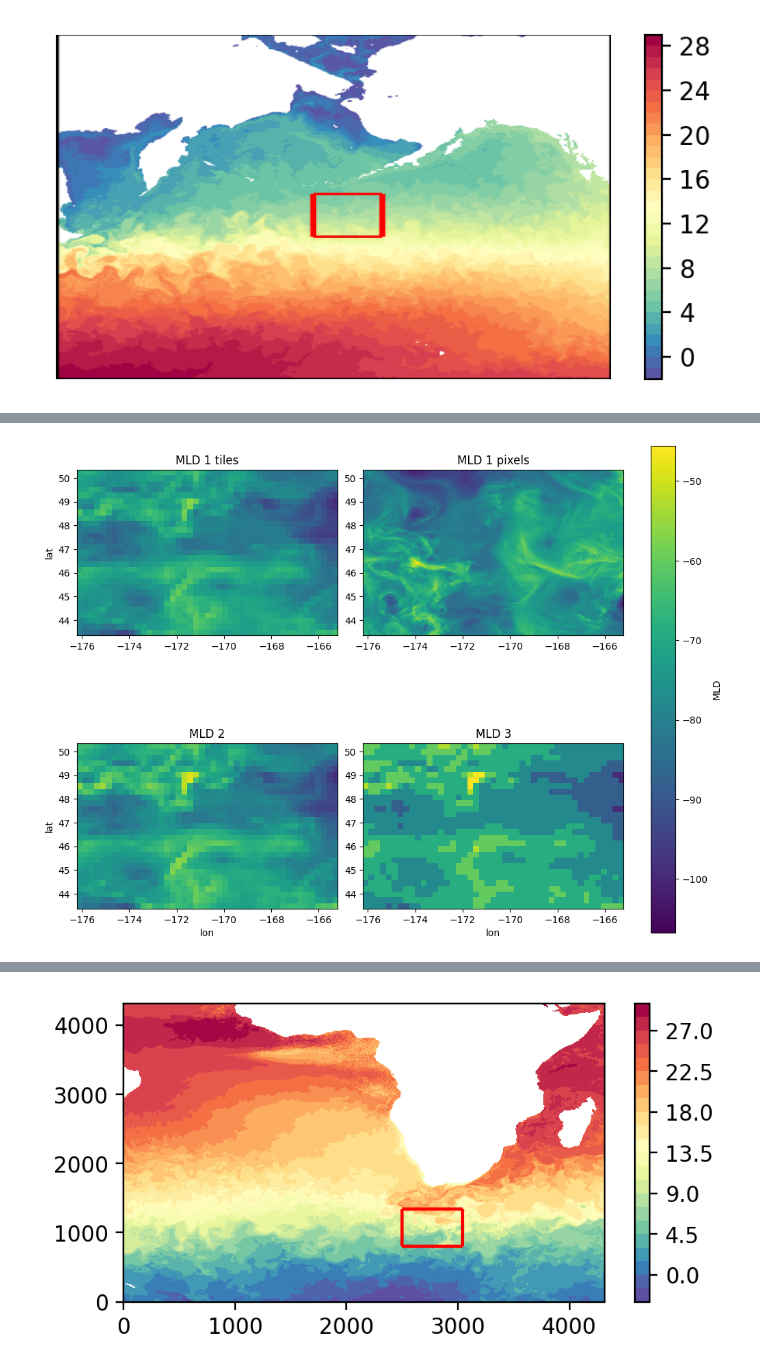
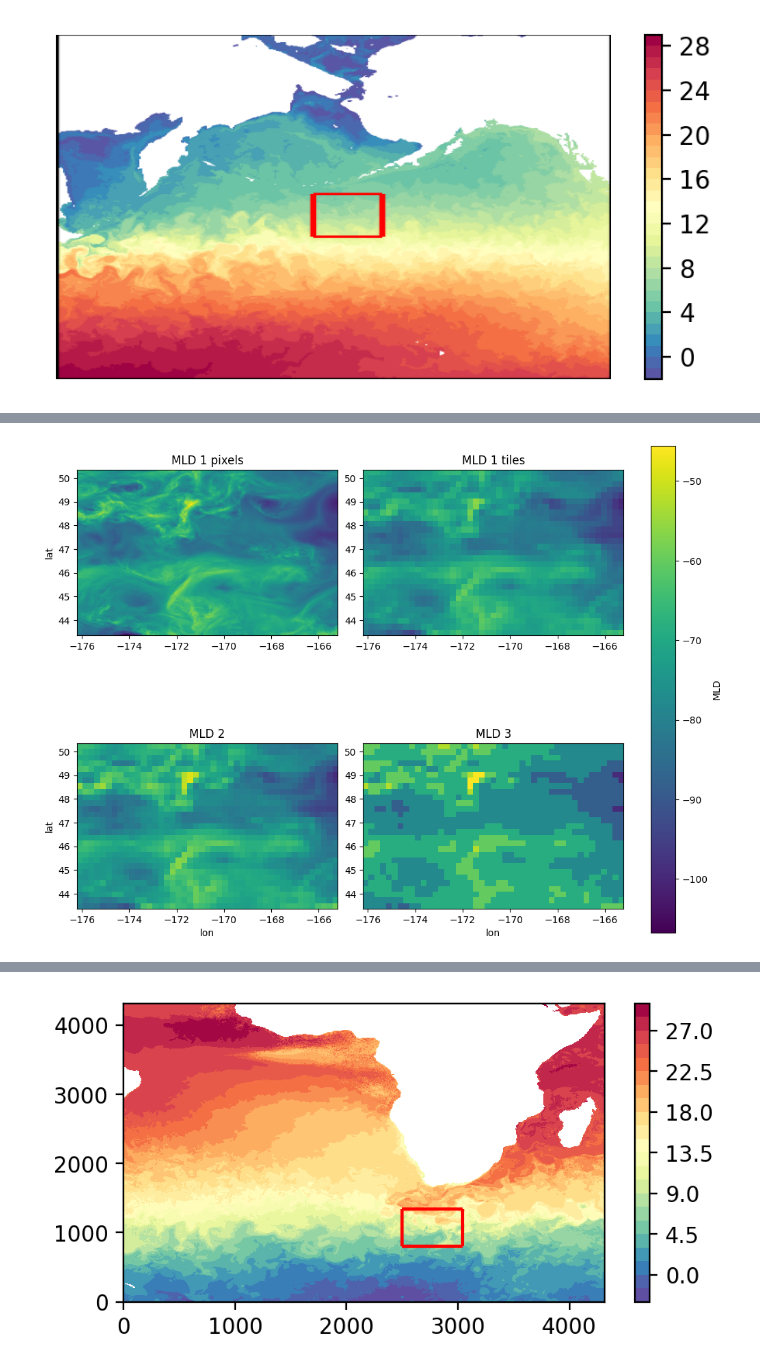
Before and after one commit to GHOpenonic/LLC_ocean_emulator, a Jupyter notebook: high_res_diagnostics/MLD/MLD_grid#comparison.ipynb, the cells around one changed output, grey strips where cells are left out. Drawn from its saved outputs; the diff is of its cells as text; code cells hidden in the pictures.

```diff
--- a/high_res_diagnostics/MLD/MLD_grid#comparison.ipynb
+++ b/high_res_diagnostics/MLD/MLD_grid#comparison.ipynb
@@ -418,35 +201,35 @@ fig, axes = plt.subplots(2, 2, figsize=(10, 8), constrained_layout=True)
 # Physical coordinates on axes (assuming same grid for all)
 extent = [MLD_1_tiles.XC.min(), MLD_1_tiles.XC.max(),
           MLD_1_tiles.YC.min(), MLD_1_tiles.YC.max()]
 
 # Row 1
-im0 = axes[0, 0].imshow(MLD_1_tiles.MLD_pixels, extent=extent, origin="lower",
+im1 = axes[0, 1].imshow(MLD_1_tiles.MLD_pixels, extent=extent, origin="lower",
                         vmin=vmin, vmax=vmax)
-axes[0, 0].set_title("MLD 1 tiles")
+axes[0, 1].set_title("MLD 1 tiles")
 
-im1 = axes[0, 1].imshow(MLD_1_pixels.MLD_pixels, extent=extent, origin="lower",
+im0 = axes[0, 0].imshow(np.rot90(MLD_1_pixels.MLD_pixels, 1), extent=extent, origin="lower",
                         vmin=vmin, vmax=vmax)
-axes[0, 1].set_title("MLD 1 pixels")
+axes[0, 0].set_title("MLD 1 pixels")
 
 # Row 2
 im2 = axes[1, 0].imshow(MLD_2.MLD_pixels, extent=extent, origin="lower",
                         vmin=vmin, vmax=vmax)
 axes[1, 0].set_title("MLD 2")
 
 im3 = axes[1, 1].imshow(MLD_3.MLD_pixels, extent=extent, origin="lower",
                         vmin=vmin, vmax=vmax)
 axes[1, 1].set_title("MLD 3")
 
 # Shared colorbar (use last handle)
 cbar = fig.colorbar(im3, ax=axes.ravel().tolist(), shrink=0.9)
 cbar.set_label("MLD")
 
 # Axis labels (only outer to keep clean)
 for ax in axes[1, :]:
     ax.set_xlabel("lon")
 for ax in axes[:, 0]:
     ax.set_ylabel("lat")
 
 plt.show()
 # %% [output]
-[figure, old version]
+[figure, new version]
```
Also changed, not shown: parts of 8 cells of this notebook, 5 other files.
